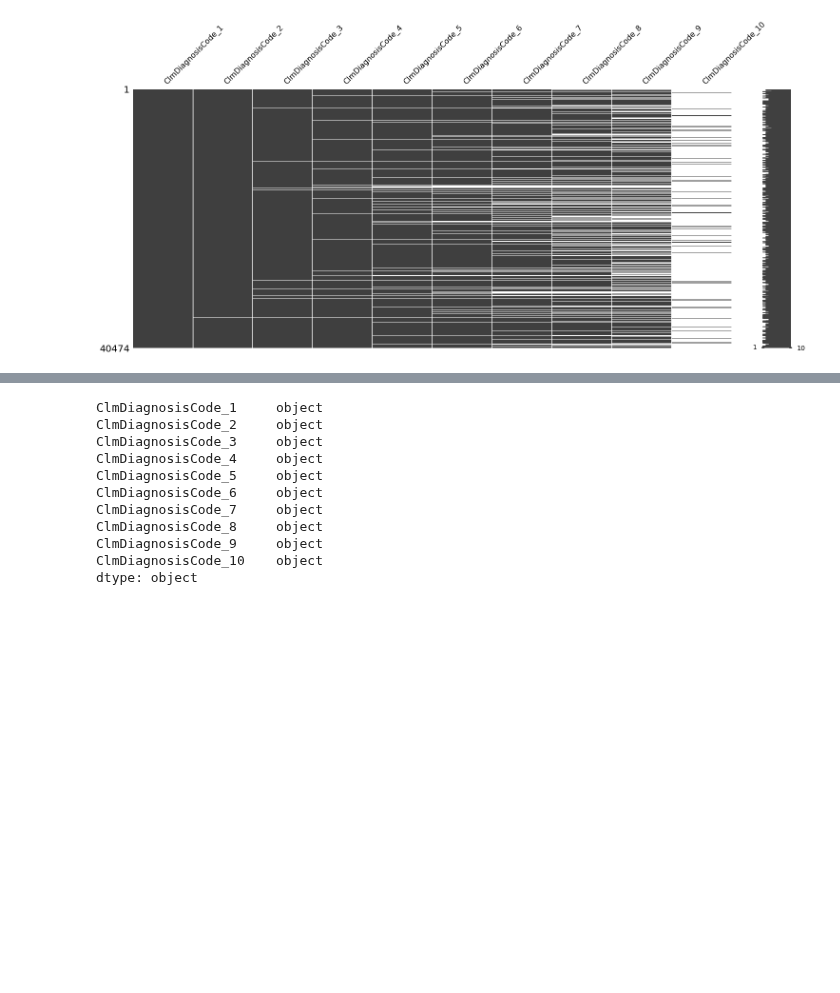
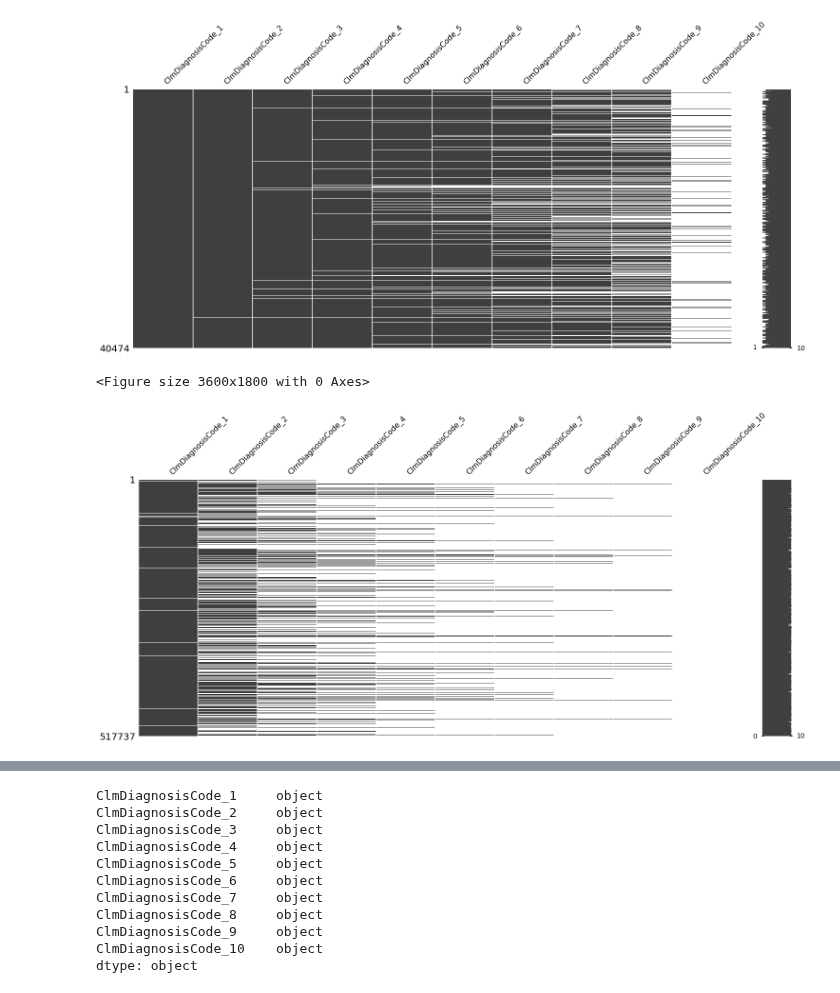
Before and after one commit to ashen007/MedicalCostPrediction-insurance_fraudDetection, a Jupyter notebook: notebooks/data quality/missing values.ipynb, the cells around one changed output, grey strips where cells are left out. Drawn from its saved outputs; the diff is of its cells as text; code cells hidden in the pictures; blank space fills up the shorter version.

Commit message:
outpatient missing values

```diff
--- a/notebooks/data quality/missing values.ipynb
+++ b/notebooks/data quality/missing values.ipynb
@@ -44,3 +44,18 @@ checker_in.render_missing_matrix(['ClmDiagnosisCode_1',
 # %% [output]
 <Figure size 3600x1800 with 0 Axes>
 [figure]
+# %%
+checker_out.render_missing_matrix(['ClmDiagnosisCode_1',
+                                  'ClmDiagnosisCode_2',
+                                  'ClmDiagnosisCode_3',
+                                  'ClmDiagnosisCode_4',
+                                  'ClmDiagnosisCode_5',
+                                  'ClmDiagnosisCode_6',
+                                  'ClmDiagnosisCode_7',
+                                  'ClmDiagnosisCode_8',
+                                  'ClmDiagnosisCode_9',
+                                  'ClmDiagnosisCode_10',
+                                  ])
+# %% [output]
+<Figure size 3600x1800 with 0 Axes>
+[figure, added]
```
Also changed, not shown: parts of 8 cells of this notebook.
